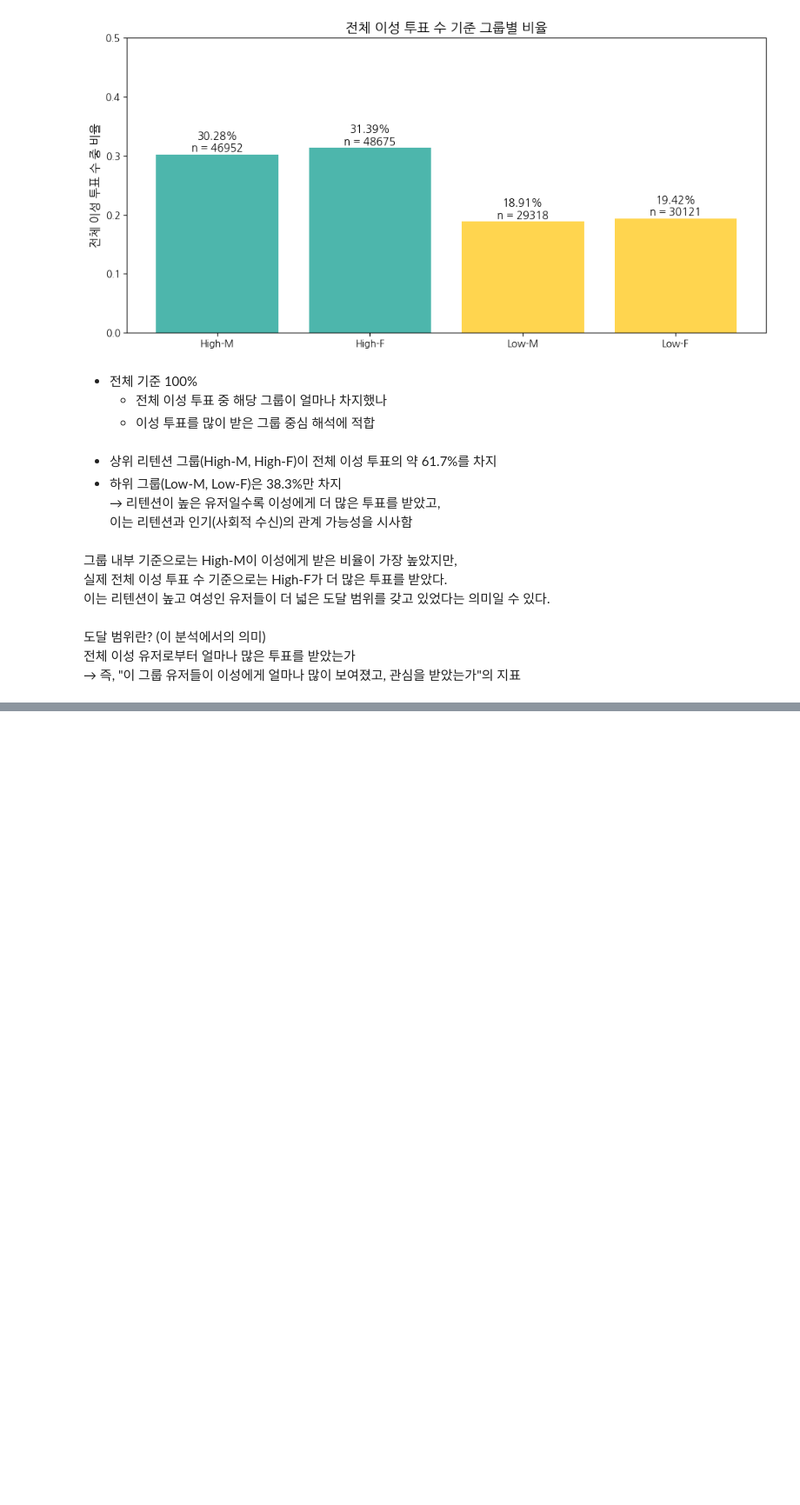
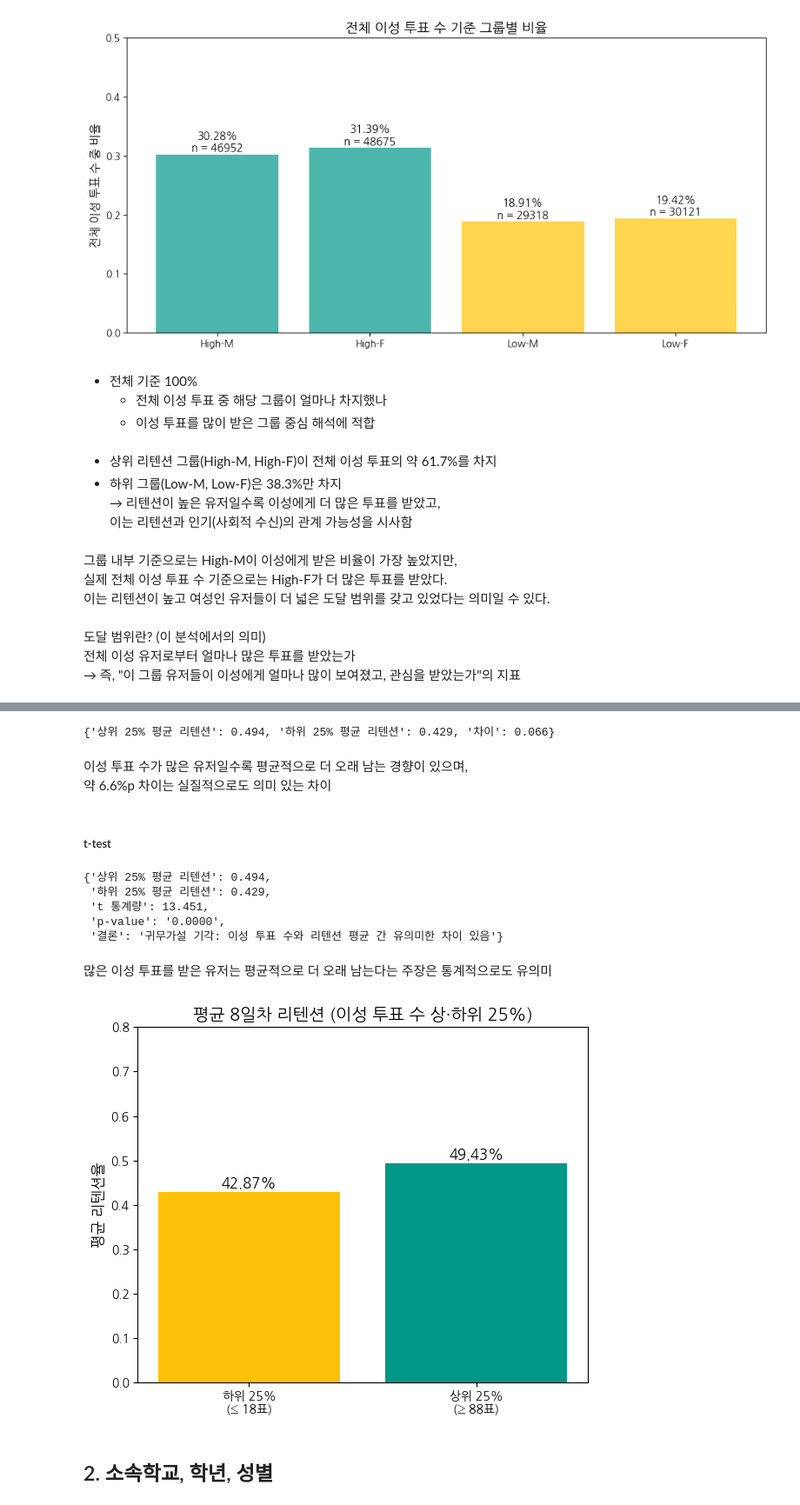
Before and after one commit to saeraniren/advanced_project, a Jupyter notebook: 최종 마스터 테이블.ipynb, the cells around one changed output, grey strips where cells are left out. Shown at 87% size. Drawn from its saved outputs; the diff is of its cells as text; code cells hidden in the pictures; blank space fills up the shorter version.

```diff
--- a/최종 마스터 테이블.ipynb
+++ b/최종 마스터 테이블.ipynb
@@ -2014,0 +2274,77 @@ plt.show()
+# %%
+# 상하위 25% 유저 분리 (이성 투표 수 기준)
+quantiles = merged_master_df["opposite_votes_received"].quantile([0.25, 0.75])
+low25 = merged_master_df[merged_master_df["opposite_votes_received"] <= quantiles.loc[0.25]]
+high25 = merged_master_df[merged_master_df["opposite_votes_received"] >= quantiles.loc[0.75]]
+
+# 평균 리텐션 계산
+mean_ret_high = high25["retention_day8"].mean()
+mean_ret_low = low25["retention_day8"].mean()
+
+# 결과 정리
+{
+    "상위 25% 평균 리텐션": round(mean_ret_high, 3),
+    "하위 25% 평균 리텐션": round(mean_ret_low, 3),
+    "차이": round(mean_ret_high - mean_ret_low, 3)
+}
+# %% [output]
+{'상위 25% 평균 리텐션': 0.494, '하위 25% 평균 리텐션': 0.429, '차이': 0.066}
+# %% [markdown]
+이성 투표 수가 많은 유저일수록 평균적으로 더 오래 남는 경향이 있으며,
+약 6.6%p 차이는 실질적으로도 의미 있는 차이
+# %% [markdown]
+##### t-test
+# %%
+import sys
+sys.path.append('/home/eunyu/.local/share/pipx/shared/lib/python3.12/site-packages')
+
+
+from scipy.stats import ttest_ind
+
+# 두 집단의 8일차 리텐션값
+ret_high = high25["retention_day8"].dropna()
+ret_low = low25["retention_day8"].dropna()
+
+# 독립표본 t-test
+t_stat, p_val = ttest_ind(ret_high, ret_low, equal_var=False)  # Welch’s t-test (분산 다를 수 있음)
+
+# 결과 정리
+{
+    "상위 25% 평균 리텐션": round(ret_high.mean(), 3),
+    "하위 25% 평균 리텐션": round(ret_low.mean(), 3),
+    "t 통계량": round(t_stat, 3),
+    "p-value": format(p_val, ".4f"),
+    "결론": "귀무가설 기각: 이성 투표 수와 리텐션 평균 간 유의미한 차이 있음" if p_val < 0.05 else "귀무가설 채택: 유의미한 차이 없음"
+}
+# %% [output]
+{'상위 25% 평균 리텐션': 0.494,
+ '하위 25% 평균 리텐션': 0.429,
+ 't 통계량': 13.451,
+ 'p-value': '0.0000',
+ '결론': '귀무가설 기각: 이성 투표 수와 리텐션 평균 간 유의미한 차이 있음'}
+# %% [markdown]
+많은 이성 투표를 받은 유저는 평균적으로 더 오래 남는다는 주장은 통계적으로도 유의미
+# %%
+
+# 평균 리텐션 값
+means = [ret_low.mean(), ret_high.mean()]
+labels = ["하위 25%\n(≤ 18표)", "상위 25%\n(≥ 88표)"]
+colors = ["#ffc107", "#009688"]
+
+plt.figure(figsize=(6, 5))
+bars = plt.bar(labels, means, color=colors)
+
+# 막대 위에 값 표시
+for bar, m in zip(bars, means):
+    plt.text(bar.get_x() + bar.get_width()/2, bar.get_height() + 0.01,
+             f"{m:.2%}", ha="center", fontsize=12)
+
+plt.ylim(0, 0.8)
+plt.title("평균 8일차 리텐션 (이성 투표 수 상·하위 25%)", fontsize=14)
+plt.ylabel("평균 리텐션율", fontsize=12)
+plt.tight_layout()
+plt.show()
+# %% [output]
+[figure, added]
+# %% [markdown]
+## 2. 소속학교, 학년, 성별
```
Also changed, not shown: parts of 42 cells of this notebook, 1 other file.
